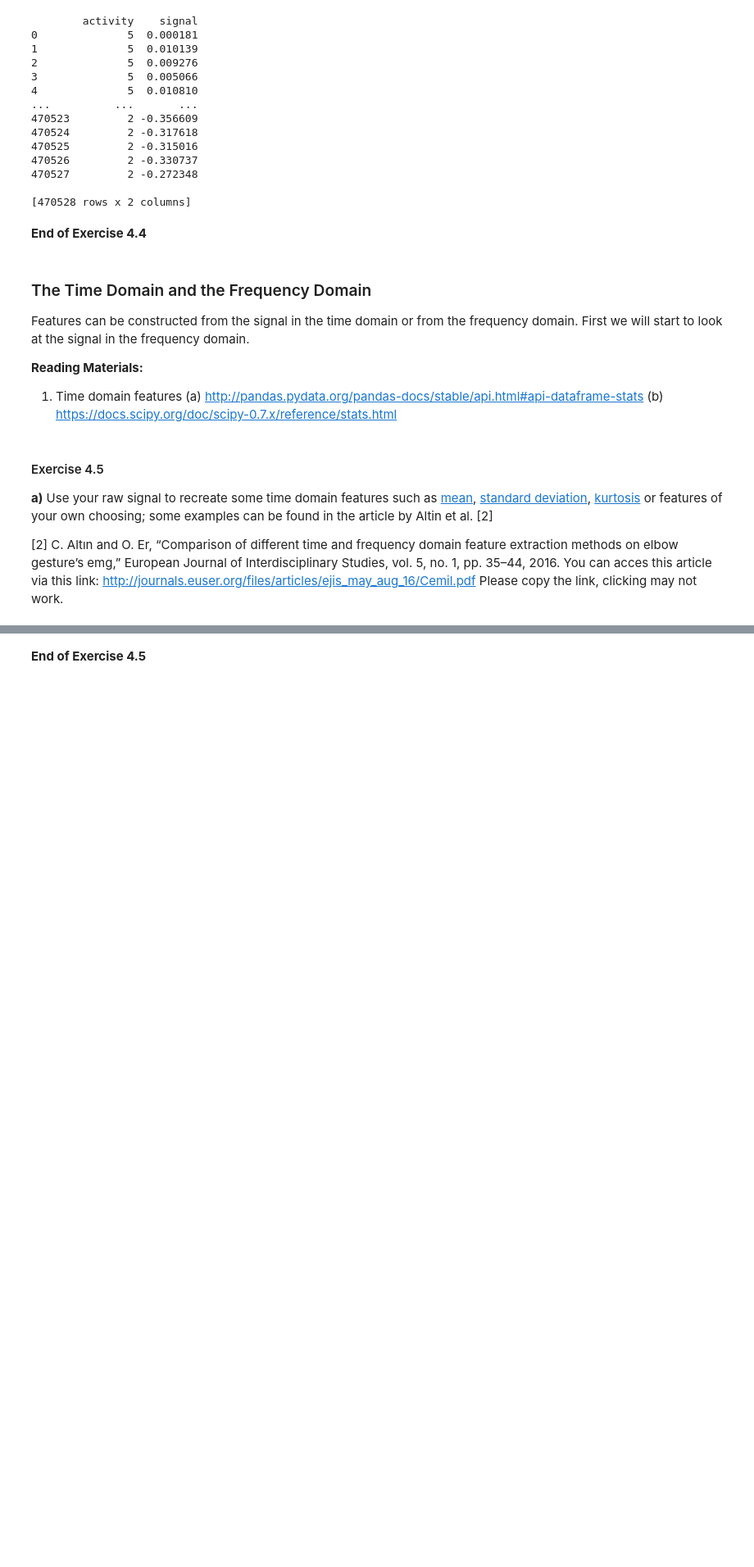
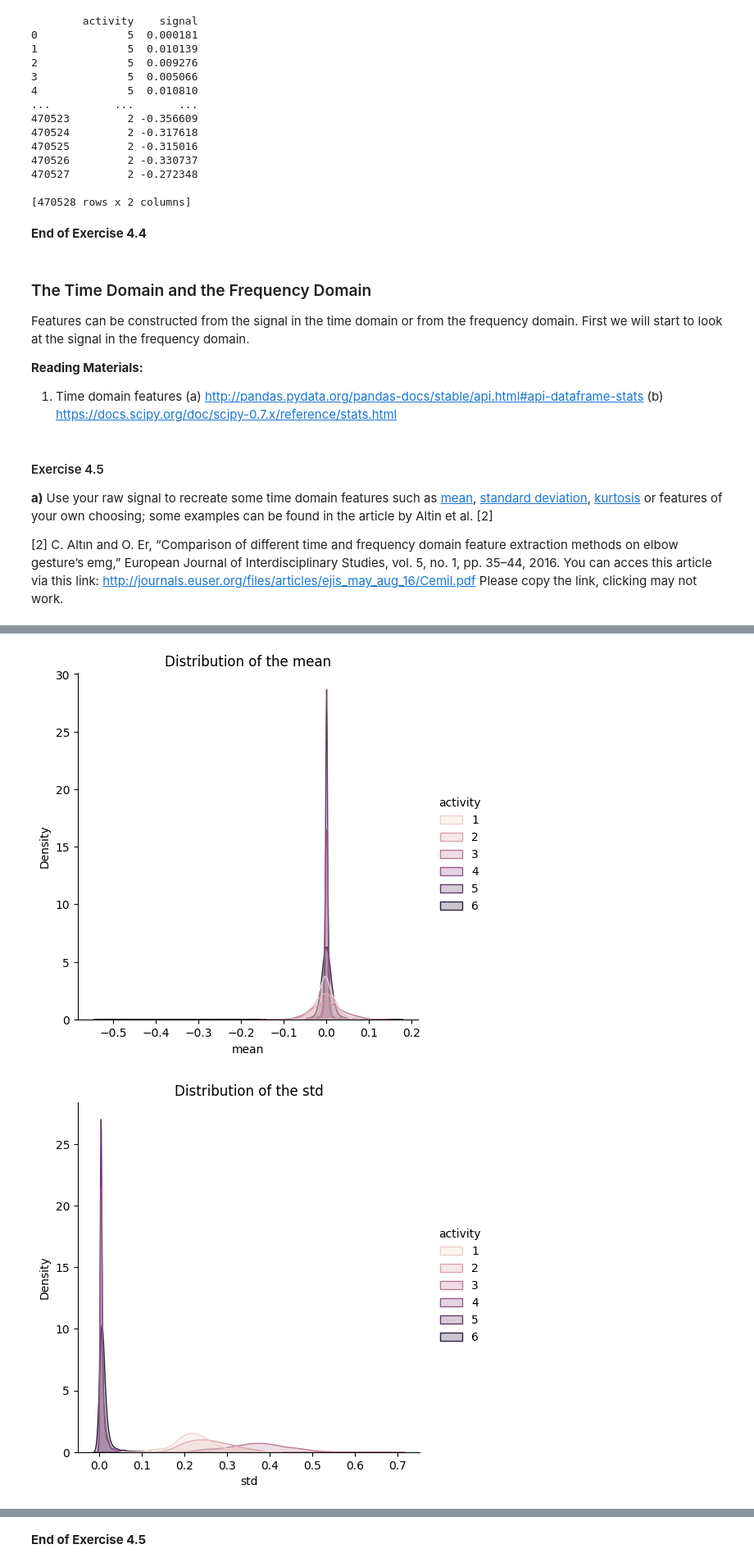
Before and after one commit to KundaiMutuwira/Data_Science_Class, a Jupyter notebook: DS2024_2025_TS_Assignment_Student_Version_1.ipynb, the cells around one changed output, grey strips where cells are left out. Shown at 82% size. Saved outputs shown, nothing was run; the diff lists cells and outputs as text; code cells hidden in the pictures; blank space fills up the shorter version.

```diff
--- a/DS2024_2025_TS_Assignment_Student_Version_1.ipynb
+++ b/DS2024_2025_TS_Assignment_Student_Version_1.ipynb
@@ -108,10 +108,10 @@ any headers.
 > Your Answer (Double click to edit):
 # %%
 # 4.1 a) put you code here [if you need any]
-X_train = pd.read_fwf('UCI HAR Dataset/train/X_train.txt', header=None, delim_whitespace=True)
-y_train = pd.read_fwf('UCI HAR Dataset/train/y_train.txt', header=None, delim_whitespace=True)
-X_test = pd.read_fwf('UCI HAR Dataset/test/X_test.txt', header=None, delim_whitespace=True)
-y_test = pd.read_fwf('UCI HAR Dataset/test/y_test.txt', header=None, delim_whitespace=True)
+X_train = pd.read_fwf('../UCI HAR Dataset/train/X_train.txt', header=None, delim_whitespace=True)
+y_train = pd.read_fwf('../UCI HAR Dataset/train/y_train.txt', header=None, delim_whitespace=True)
+X_test = pd.read_fwf('../UCI HAR Dataset/test/X_test.txt', header=None, delim_whitespace=True)
+y_test = pd.read_fwf('../UCI HAR Dataset/test/y_test.txt', header=None, delim_whitespace=True)
 print("Training set (X_train) shape:", X_train.shape)
 print("Training labels (y_train) shape:", y_train.shape)
 print("Test set (X_test) shape:", X_test.shape)
@@ -425,7 +424,7 @@ Test dataframe
 Name: value, dtype: int64
 # %%
 # 4.4 c)-1 put your code to reconstruct the original signal here
-body_acc_x = pd.read_fwf('UCI HAR Dataset/train/Inertial Signals/body_acc_x_train.txt', header=None, delim_whitespace=True)
+body_acc_x = pd.read_fwf('../UCI HAR Dataset/train/Inertial Signals/body_acc_x_train.txt', header=None, delim_whitespace=True)
 body_acc_x_slice = body_acc_x.iloc[:,:64]
 body_acc_x_melt = body_acc_x_slice.transpose()
 body_acc_x_melt = body_acc_x_melt.melt()["value"]
@@ -492,0 +490,14 @@ Please copy the link, clicking may not work.
+# %%
+# 4.5 a) put your code here
+features_time_domain = pd.DataFrame({
+    "mean": body_acc_x_slice.mean(axis=1),
+    "std": body_acc_x_slice.std(axis=1),
+    "kurtosis": pd.DataFrame(body_acc_x_slice).kurtosis(axis=1),
+    "variance": body_acc_x_slice.var(axis=1),
+})
+
+# add labels (one label per window)
+features_time_domain["activity"] = y_train.iloc[:, 0]
+
+features_time_domain.head()
+print(features_time_domain)
@@ -497,0 +524,17 @@ Please copy the link, clicking may not work.
+# %%
+# 4.5 b) put your code here
+features = ["mean", "std", "kurtosis", "variance"]
+
+for f in features:
+    sb.displot(
+        data=features_time_domain,
+        x=f,
+        hue="activity",
+        kind="kde",
+        fill=True
+    )
+    plt.title(f"Distribution of the {f}")
+    plt.show()
+# %% [output]
+[figure, added]
+[figure, added]
```
Also changed, not shown: parts of 7 cells of this notebook.
